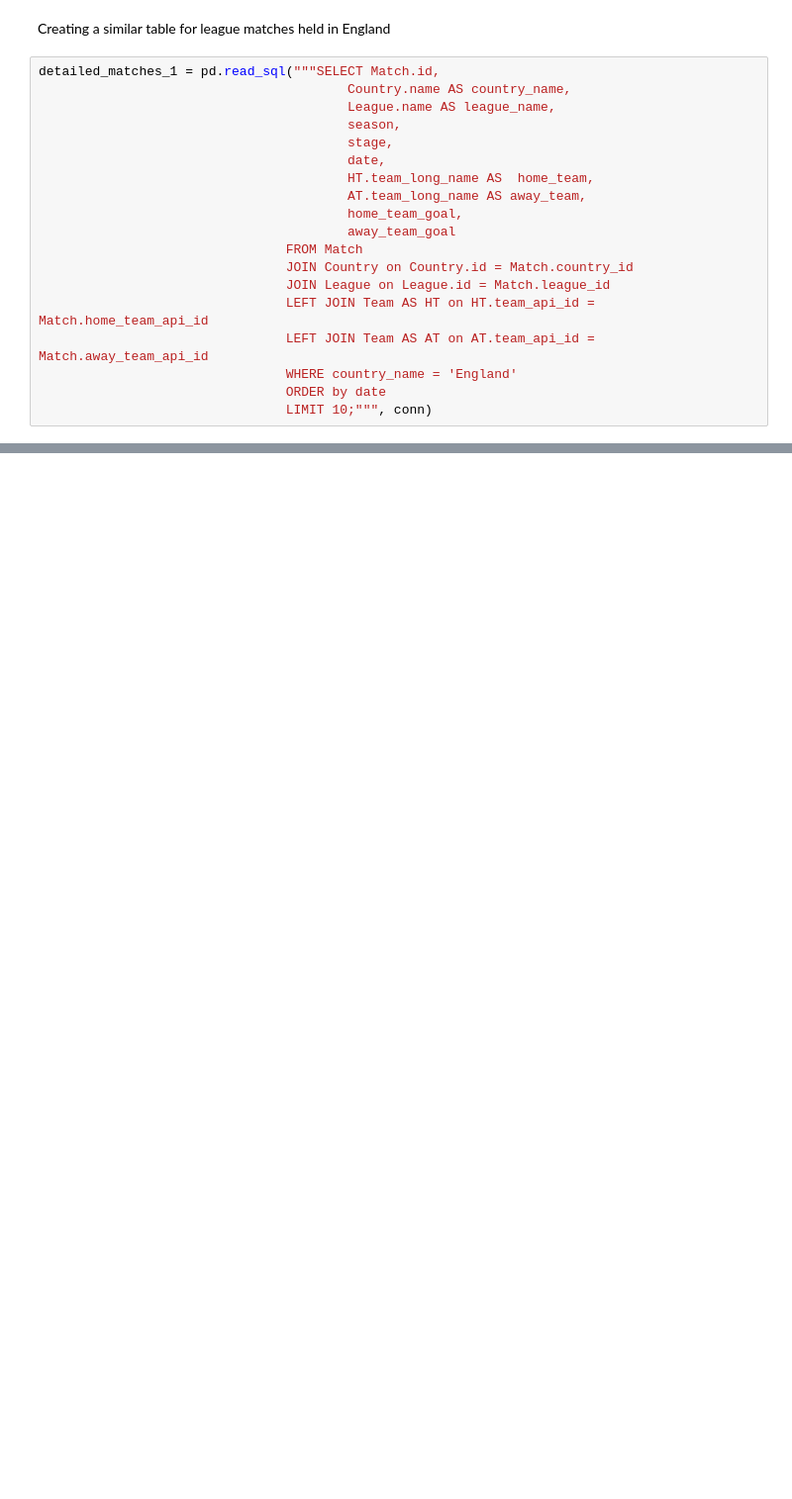
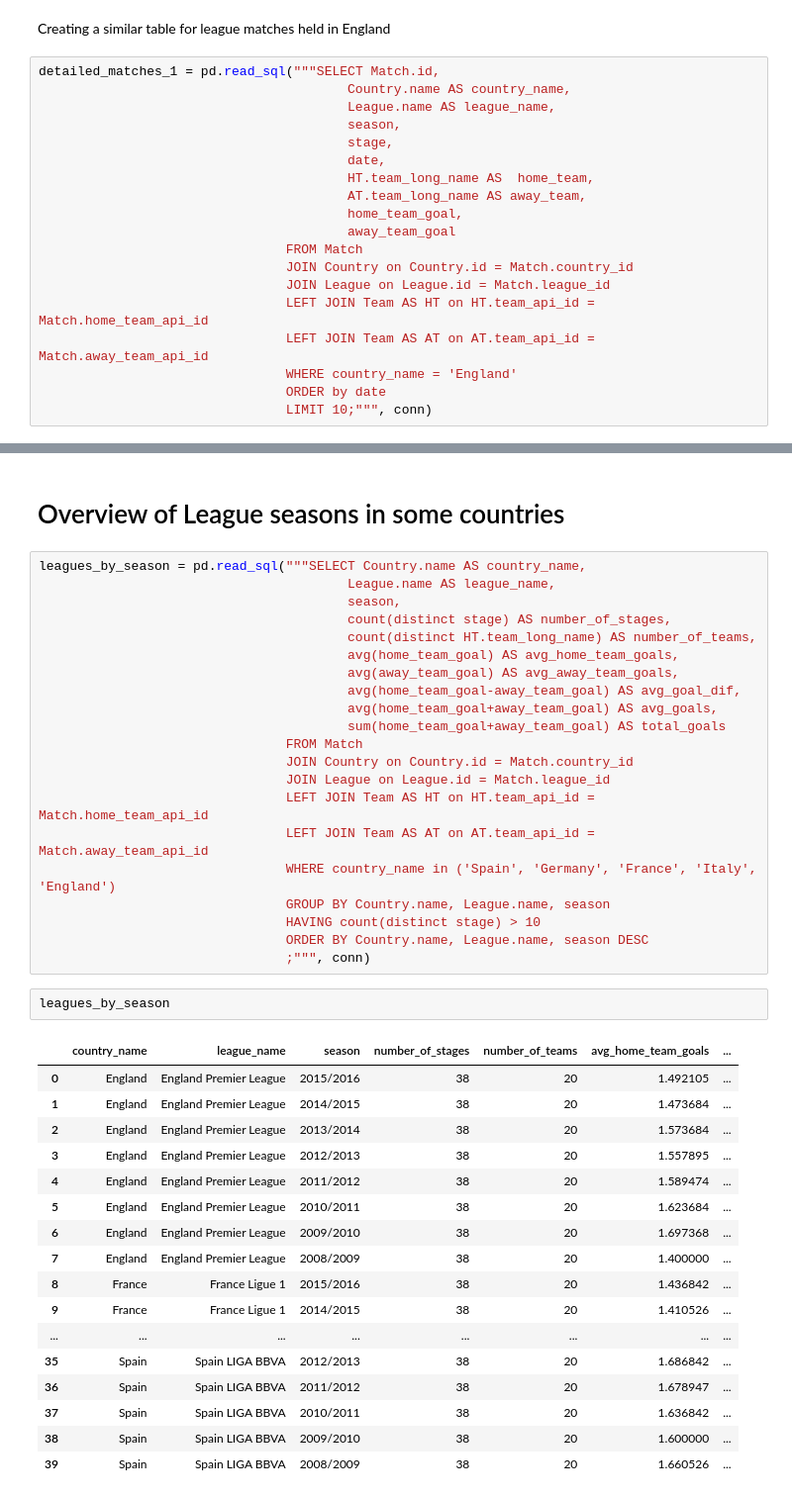
Before and after one commit to crypticrk/European-Soccer-Analysis-using-SQL, a Jupyter notebook: European Soccer Analysis using SQL.ipynb, the cells around one changed output, grey strips where cells are left out. Shown: that part at 99% size. Saved outputs shown, nothing was run; the diff lists cells and outputs as text; blank space fills up the shorter version.

```diff
--- a/European Soccer Analysis using SQL.ipynb
+++ b/European Soccer Analysis using SQL.ipynb
@@ -183,3 +183,46 @@ detailed_matches_1
 | 7 | 1729 | England | England Premier League | 2008/2009 | 1 | 2008-08-17 00:00:00 | Manchester United | Newcastle United | 1 | ... |
 | 8 | 1733 | England | England Premier League | 2008/2009 | 1 | 2008-08-17 00:00:00 | Aston Villa | Manchester City | 4 | ... |
 | 9 | 1738 | England | England Premier League | 2008/2009 | 1 | 2008-08-17 00:00:00 | Chelsea | Portsmouth | 4 | ... |
+# %% [markdown]
+# Overview of League seasons in some countries
+# %%
+leagues_by_season = pd.read_sql("""SELECT Country.name AS country_name,
+                                        League.name AS league_name,
+                                        season,
+                                        count(distinct stage) AS number_of_stages,
+                                        count(distinct HT.team_long_name) AS number_of_teams,
+                                        avg(home_team_goal) AS avg_home_team_goals,
+                                        avg(away_team_goal) AS avg_away_team_goals,
+                                        avg(home_team_goal-away_team_goal) AS avg_goal_dif,
+                                        avg(home_team_goal+away_team_goal) AS avg_goals,
+                                        sum(home_team_goal+away_team_goal) AS total_goals
+                                FROM Match
+                                JOIN Country on Country.id = Match.country_id
+                                JOIN League on League.id = Match.league_id
+                                LEFT JOIN Team AS HT on HT.team_api_id = Match.home_team_api_id
+                                LEFT JOIN Team AS AT on AT.team_api_id = Match.away_team_api_id
+                                WHERE country_name in ('Spain', 'Germany', 'France', 'Italy', 'England')
+                                GROUP BY Country.name, League.name, season
+                                HAVING count(distinct stage) > 10
+                                ORDER BY Country.name, League.name, season DESC
+                                ;""", conn)
+# %%
+leagues_by_season
+# %% [output]
+|  | country_name | league_name | season | number_of_stages | number_of_teams | avg_home_team_goals | ... |
+| 0 | England | England Premier League | 2015/2016 | 38 | 20 | 1.492105 | ... |
+| 1 | England | England Premier League | 2014/2015 | 38 | 20 | 1.473684 | ... |
+| 2 | England | England Premier League | 2013/2014 | 38 | 20 | 1.573684 | ... |
+| 3 | England | England Premier League | 2012/2013 | 38 | 20 | 1.557895 | ... |
+| 4 | England | England Premier League | 2011/2012 | 38 | 20 | 1.589474 | ... |
+| 5 | England | England Premier League | 2010/2011 | 38 | 20 | 1.623684 | ... |
+| 6 | England | England Premier League | 2009/2010 | 38 | 20 | 1.697368 | ... |
+| 7 | England | England Premier League | 2008/2009 | 38 | 20 | 1.400000 | ... |
+| 8 | France | France Ligue 1 | 2015/2016 | 38 | 20 | 1.436842 | ... |
+| 9 | France | France Ligue 1 | 2014/2015 | 38 | 20 | 1.410526 | ... |
+| ... | ... | ... | ... | ... | ... | ... | ... |
+| 35 | Spain | Spain LIGA BBVA | 2012/2013 | 38 | 20 | 1.686842 | ... |
+| 36 | Spain | Spain LIGA BBVA | 2011/2012 | 38 | 20 | 1.678947 | ... |
+| 37 | Spain | Spain LIGA BBVA | 2010/2011 | 38 | 20 | 1.636842 | ... |
+| 38 | Spain | Spain LIGA BBVA | 2009/2010 | 38 | 20 | 1.600000 | ... |
+| 39 | Spain | Spain LIGA BBVA | 2008/2009 | 38 | 20 | 1.660526 | ... |
```
